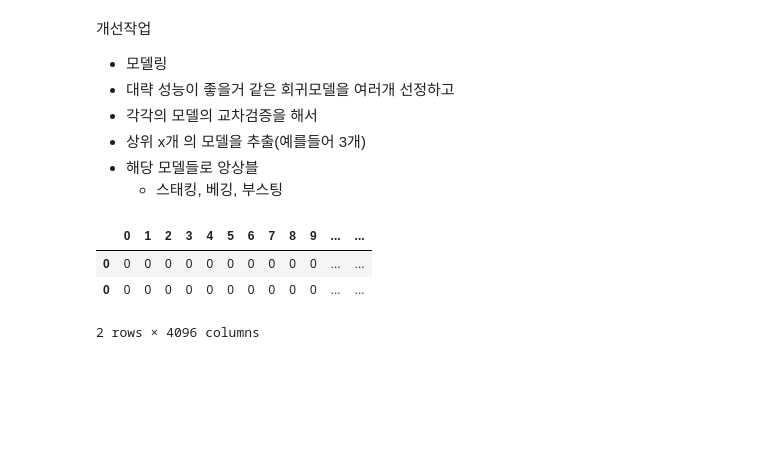
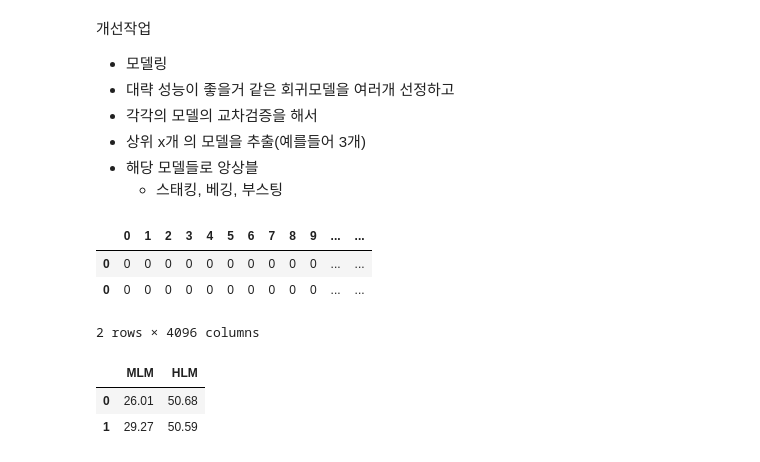
Before and after one commit to leekyuyoung202306/PYTHON, a Jupyter notebook: 13주차/[13주차]머신러닝02_회귀.ipynb, the cells around one changed output. Drawn from its saved outputs; the diff is of its cells as text; code cells hidden in the pictures; blank space fills up the shorter version.

```diff
--- a/13주차/[13주차]머신러닝02_회귀.ipynb
+++ b/13주차/[13주차]머신러닝02_회귀.ipynb
@@ -155,3 +153,9 @@ y[['MLM']]
+# %%
+y.head(2)
+# %% [output]
+|  | MLM | HLM |
+| 0 | 26.01 | 50.68 |
+| 1 | 29.27 | 50.59 |
 # %%
 base_model = [
     ('xgb', xgb.XGBRegressor()),
```
Also changed, not shown: parts of 4 cells of this notebook.
